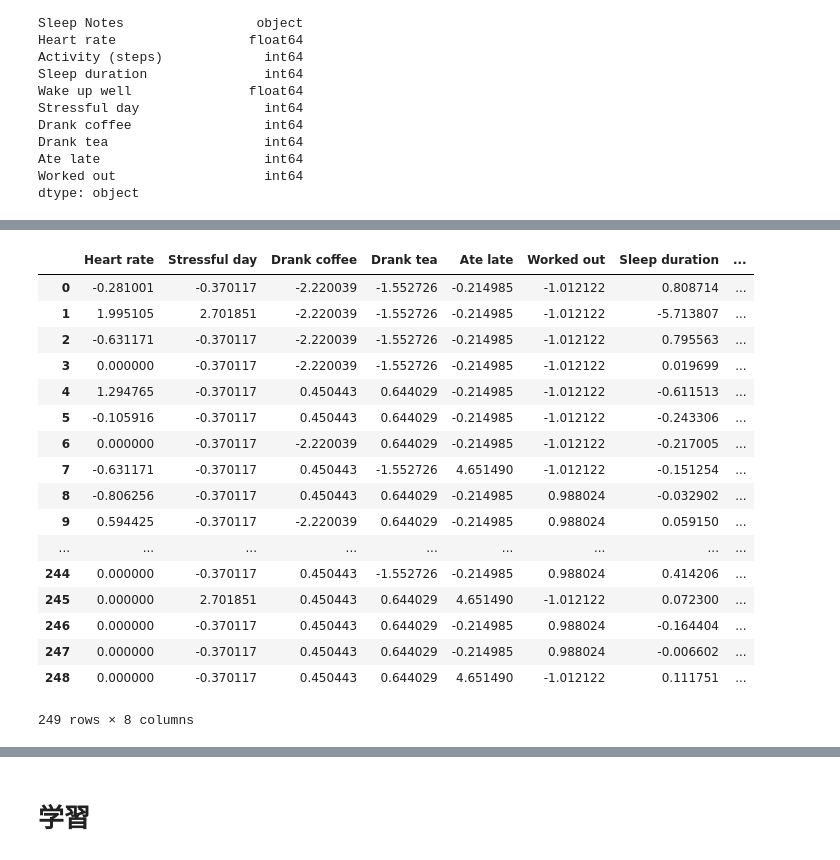
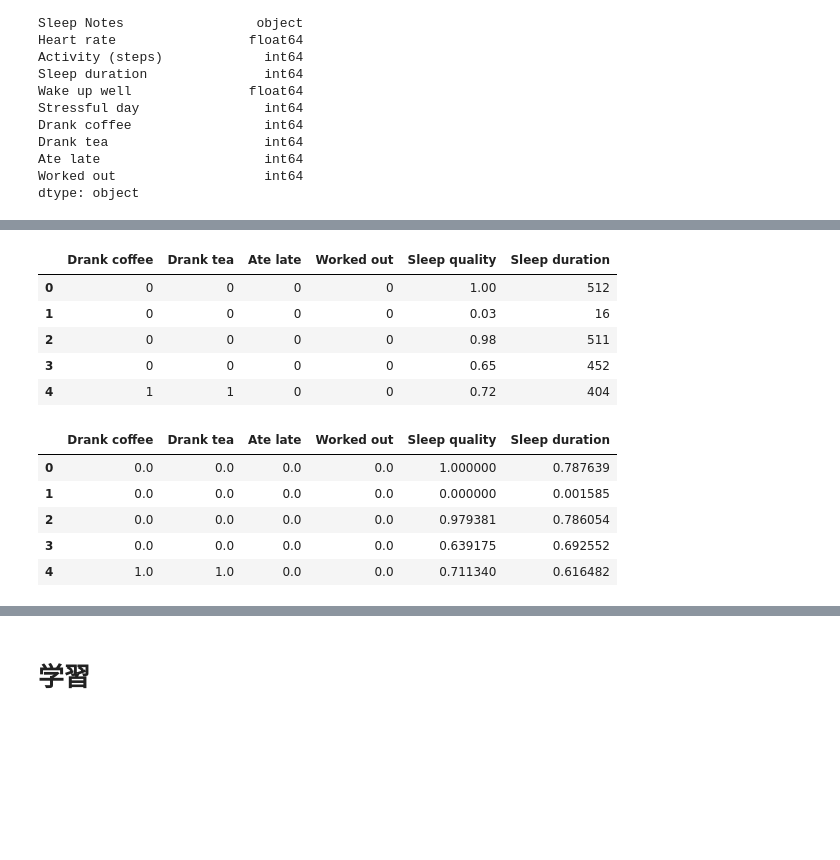
Before and after one commit to st-sashou/ai_experimental, a Jupyter notebook: LSTM多クラス分類.ipynb, the cells around one changed output, grey strips where cells are left out. Cells and saved outputs as stored; diff of their text form; code cells hidden in the pictures; blank space fills up the shorter version.

```diff
--- a/LSTM多クラス分類.ipynb
+++ b/LSTM多クラス分類.ipynb
@@ -188,25 +118,24 @@ df_ext
+# %%
+df_ext = df.loc[:676, ['Drank coffee', 'Drank tea', 'Ate late', 'Worked out', 'Sleep quality', 'Sleep duration']]
+df_ext.head()
+# %% [output]
+|  | Drank coffee | Drank tea | Ate late | Worked out | Sleep quality | Sleep duration |
+| 0 | 0 | 0 | 0 | 0 | 1.00 | 512 |
+| 1 | 0 | 0 | 0 | 0 | 0.03 | 16 |
+| 2 | 0 | 0 | 0 | 0 | 0.98 | 511 |
+| 3 | 0 | 0 | 0 | 0 | 0.65 | 452 |
+| 4 | 1 | 1 | 0 | 0 | 0.72 | 404 |
 # %%
-from sklearn.preprocessing import StandardScaler
+from sklearn.preprocessing import MinMaxScaler
 
-stdsc = StandardScaler()
-pd.DataFrame(stdsc.fit_transform(df_ext),
-             columns=['Heart rate', 'Stressful day', 'Drank coffee', 'Drank tea', 'Ate late', 'Worked out', 'Sleep duration', 'Wake up well'])
+mms = MinMaxScaler()
+df_norm = pd.DataFrame(mms.fit_transform(df_ext),
+                       columns=['Drank coffee', 'Drank tea', 'Ate late', 'Worked out', 'Sleep quality', 'Sleep duration'])
+df_norm.head()
 # %% [output]
-|  | Heart rate | Stressful day | Drank coffee | Drank tea | Ate late | Worked out | Sleep duration | ... |
-| 0 | -0.281001 | -0.370117 | -2.220039 | -1.552726 | -0.214985 | -1.012122 | 0.808714 | ... |
-| 1 | 1.995105 | 2.701851 | -2.220039 | -1.552726 | -0.214985 | -1.012122 | -5.713807 | ... |
-| 2 | -0.631171 | -0.370117 | -2.220039 | -1.552726 | -0.214985 | -1.012122 | 0.795563 | ... |
-| 3 | 0.000000 | -0.370117 | -2.220039 | -1.552726 | -0.214985 | -1.012122 | 0.019699 | ... |
-| 4 | 1.294765 | -0.370117 | 0.450443 | 0.644029 | -0.214985 | -1.012122 | -0.611513 | ... |
-| 5 | -0.105916 | -0.370117 | 0.450443 | 0.644029 | -0.214985 | -1.012122 | -0.243306 | ... |
-| 6 | 0.000000 | -0.370117 | -2.220039 | 0.644029 | -0.214985 | -1.012122 | -0.217005 | ... |
-| 7 | -0.631171 | -0.370117 | 0.450443 | -1.552726 | 4.651490 | -1.012122 | -0.151254 | ... |
-| 8 | -0.806256 | -0.370117 | 0.450443 | 0.644029 | -0.214985 | 0.988024 | -0.032902 | ... |
-| 9 | 0.594425 | -0.370117 | -2.220039 | 0.644029 | -0.214985 | 0.988024 | 0.059150 | ... |
-| ... | ... | ... | ... | ... | ... | ... | ... | ... |
-| 244 | 0.000000 | -0.370117 | 0.450443 | -1.552726 | -0.214985 | 0.988024 | 0.414206 | ... |
-| 245 | 0.000000 | 2.701851 | 0.450443 | 0.644029 | 4.651490 | -1.012122 | 0.072300 | ... |
-| 246 | 0.000000 | -0.370117 | 0.450443 | 0.644029 | -0.214985 | 0.988024 | -0.164404 | ... |
-| 247 | 0.000000 | -0.370117 | 0.450443 | 0.644029 | -0.214985 | 0.988024 | -0.006602 | ... |
-| 248 | 0.000000 | -0.370117 | 0.450443 | 0.644029 | 4.651490 | -1.012122 | 0.111751 | ... |
+|  | Drank coffee | Drank tea | Ate late | Worked out | Sleep quality | Sleep duration |
+| 0 | 0.0 | 0.0 | 0.0 | 0.0 | 1.000000 | 0.787639 |
+| 1 | 0.0 | 0.0 | 0.0 | 0.0 | 0.000000 | 0.001585 |
+| 2 | 0.0 | 0.0 | 0.0 | 0.0 | 0.979381 | 0.786054 |
+| 3 | 0.0 | 0.0 | 0.0 | 0.0 | 0.639175 | 0.692552 |
+| 4 | 1.0 | 1.0 | 0.0 | 0.0 | 0.711340 | 0.616482 |
-249 rows × 8 columns
```
Also changed, not shown: parts of 23 cells of this notebook.
